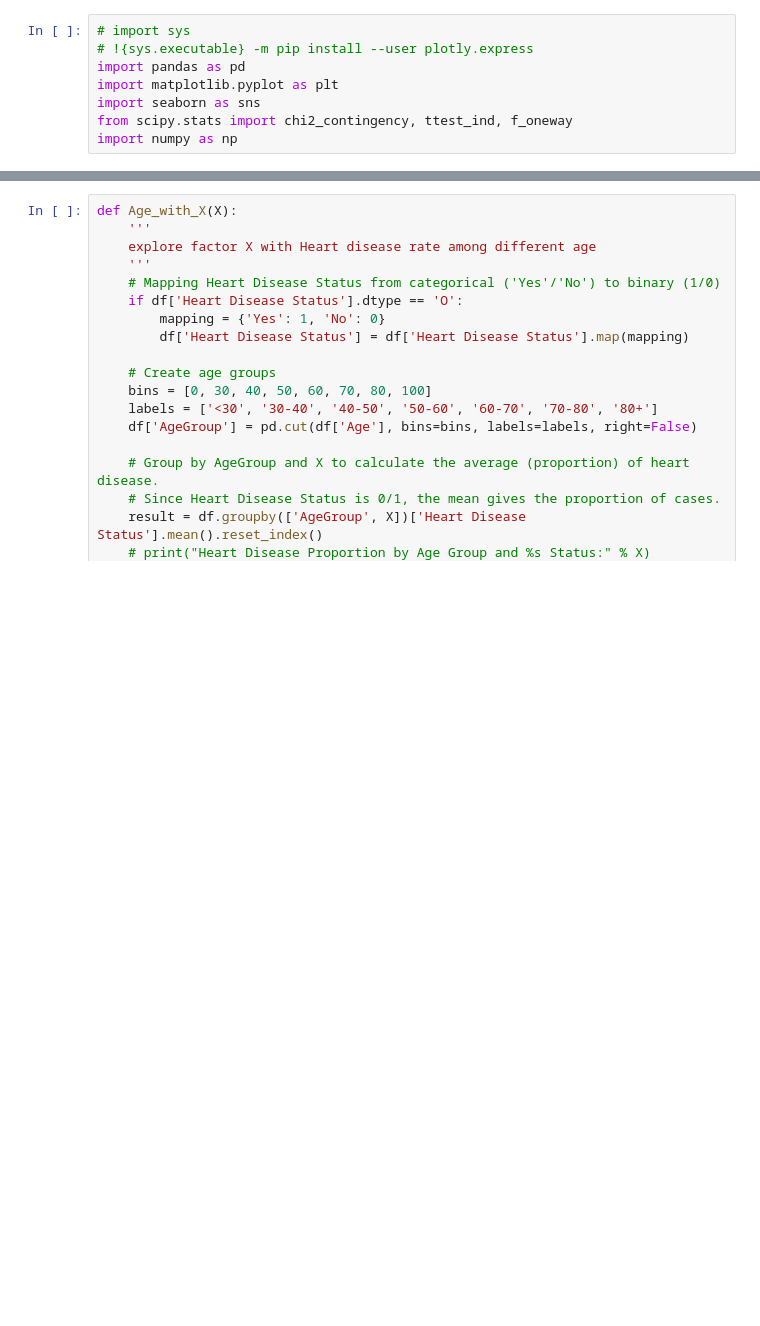
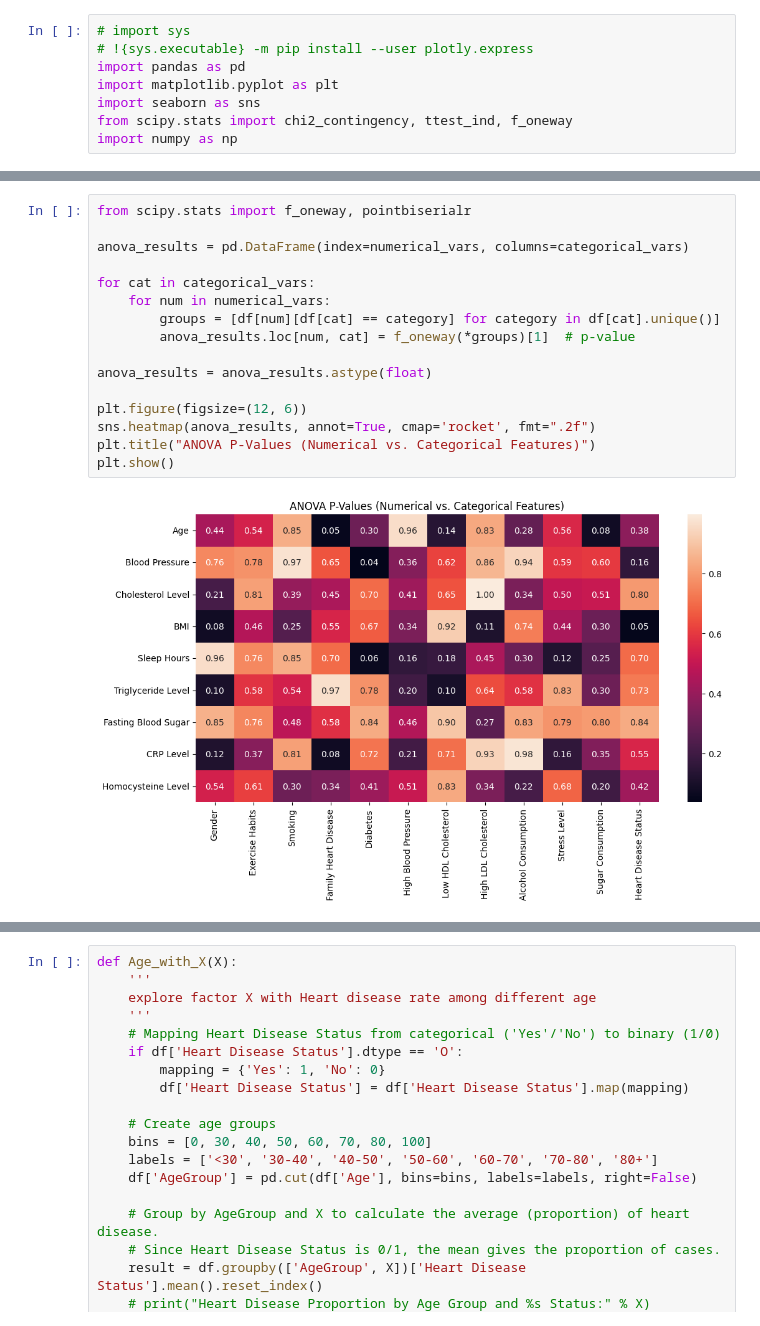
Before and after one commit to FrancGarcia/heart-disease-analysis, a Jupyter notebook: Visualization/visualization.ipynb, the cells around one changed output, grey strips where cells are left out. Cells and saved outputs as stored; diff of their text form; blank space fills up the shorter version.

```diff
--- a/Visualization/visualization.ipynb
+++ b/Visualization/visualization.ipynb
@@ -22,0 +70,18 @@ categorical_vars = [
+# %%
+from scipy.stats import f_oneway, pointbiserialr
+
+anova_results = pd.DataFrame(index=numerical_vars, columns=categorical_vars)
+
+for cat in categorical_vars:
+    for num in numerical_vars:
+        groups = [df[num][df[cat] == category] for category in df[cat].unique()]
+        anova_results.loc[num, cat] = f_oneway(*groups)[1]  # p-value
+
+anova_results = anova_results.astype(float)
+
+plt.figure(figsize=(12, 6))
+sns.heatmap(anova_results, annot=True, cmap='rocket', fmt=".2f")
+plt.title("ANOVA P-Values (Numerical vs. Categorical Features)")
+plt.show()
+# %% [output]
+[figure, added]
```
Also changed, not shown: parts of 12 cells of this notebook, 11 other files.
